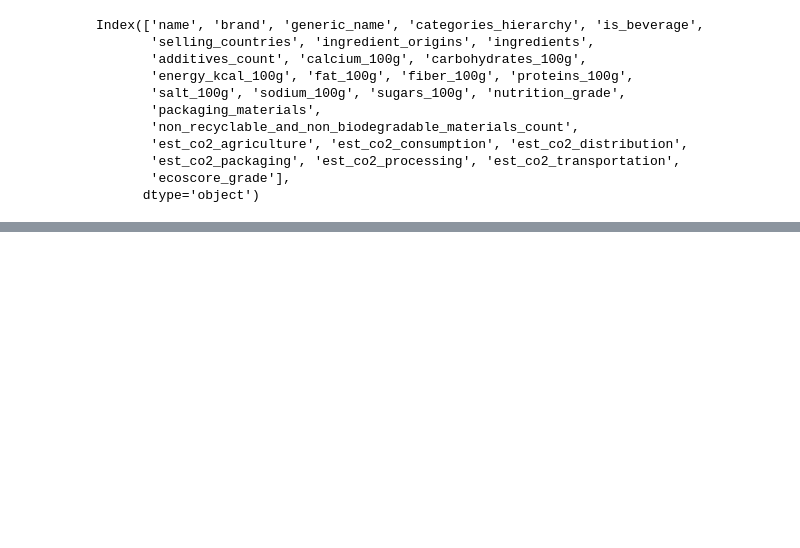
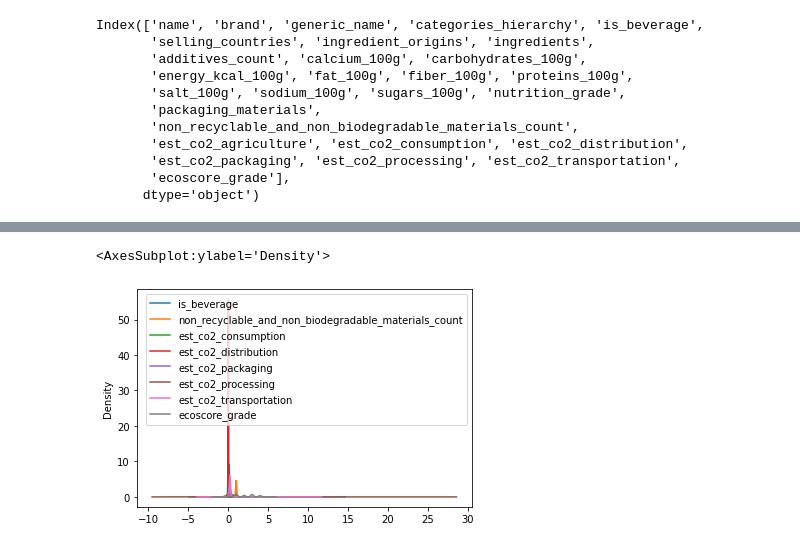
Before and after one commit to alfredoEP/RetoDanone, a Jupyter notebook: wb.ipynb, the cells around one changed output, grey strips where cells are left out. Cells and saved outputs as stored; diff of their text form; code cells hidden in the pictures; blank space fills up the shorter version.

```diff
--- a/wb.ipynb
+++ b/wb.ipynb
@@ -28,6 +334,9 @@ Index(['name', 'brand', 'generic_name', 'categories_hierarchy', 'is_beverage',
 # %%
 df.plot(
     x='est_co2_agriculture',
-    y='ecoscore_grade',
+    #y='ecoscore_grade',
     kind='kde'
     )
+# %% [output]
+<AxesSubplot:ylabel='Density'>
+[figure, added]
```
Also changed, not shown: parts of 31 cells of this notebook, 2 other files.
